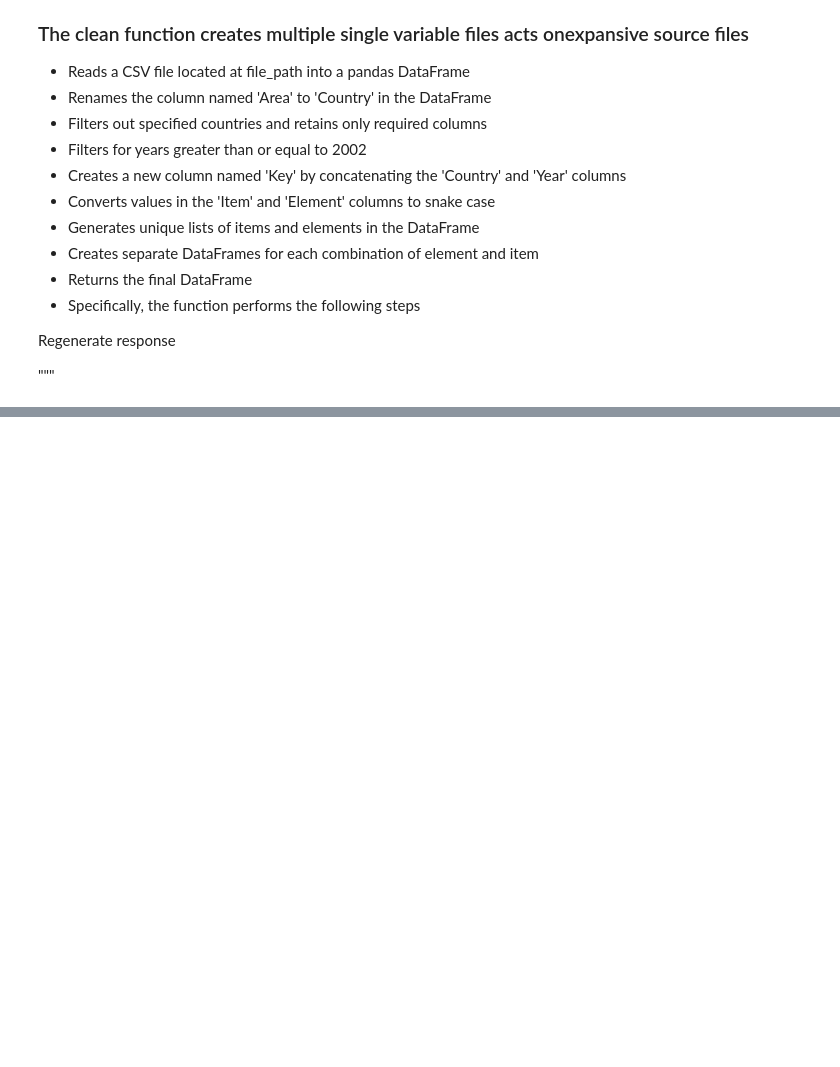
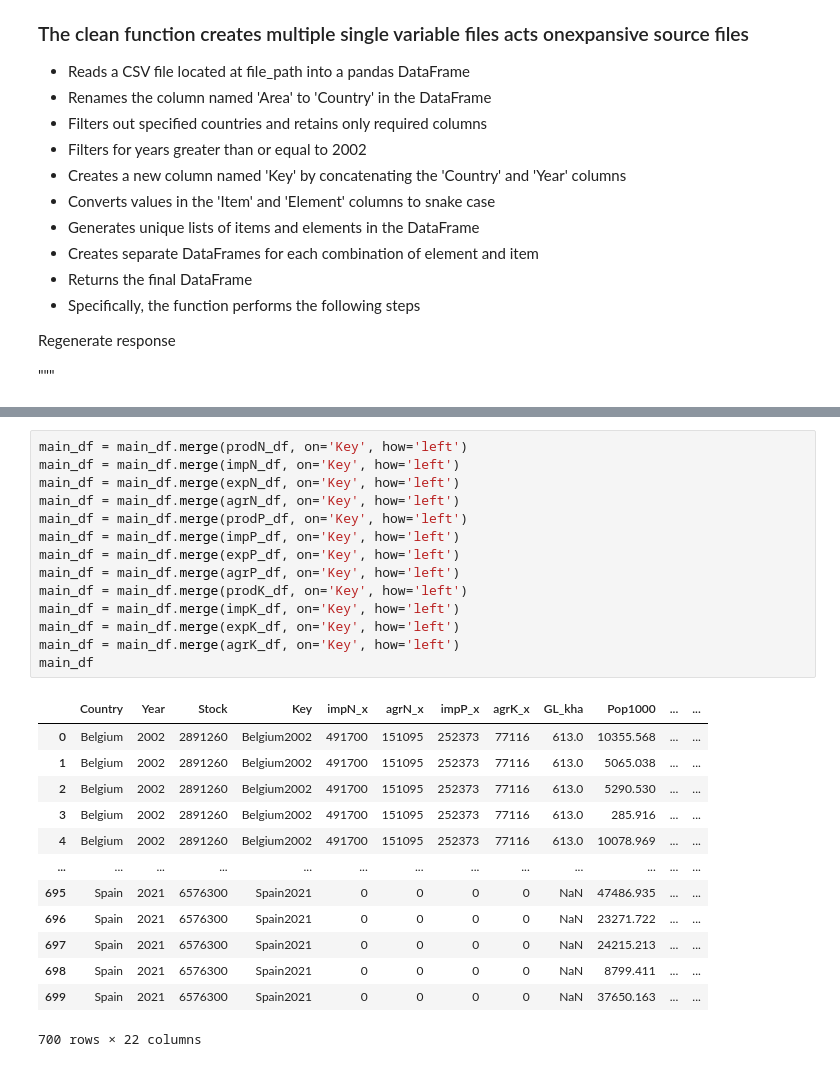
Before and after one commit to ronandownes/beef, a Jupyter notebook: 03_Clean_predictors.ipynb, the cells around one changed output, grey strips where cells are left out. Saved outputs shown, nothing was run; the diff lists cells and outputs as text; blank space fills up the shorter version.

```diff
--- a/03_Clean_predictors.ipynb
+++ b/03_Clean_predictors.ipynb
@@ -431,0 +415,28 @@ UnboundLocalError: local variable 'df' referenced before assignment
+# %%
+main_df = main_df.merge(prodN_df, on='Key', how='left')
+main_df = main_df.merge(impN_df, on='Key', how='left')
+main_df = main_df.merge(expN_df, on='Key', how='left')
+main_df = main_df.merge(agrN_df, on='Key', how='left')
+main_df = main_df.merge(prodP_df, on='Key', how='left')
+main_df = main_df.merge(impP_df, on='Key', how='left')
+main_df = main_df.merge(expP_df, on='Key', how='left')
+main_df = main_df.merge(agrP_df, on='Key', how='left')
+main_df = main_df.merge(prodK_df, on='Key', how='left')
+main_df = main_df.merge(impK_df, on='Key', how='left')
+main_df = main_df.merge(expK_df, on='Key', how='left')
+main_df = main_df.merge(agrK_df, on='Key', how='left')
+main_df
+# %% [output]
+|  | Country | Year | Stock | Key | impN_x | agrN_x | impP_x | agrK_x | GL_kha | Pop1000 | ... | ... |
+| 0 | Belgium | 2002 | 2891260 | Belgium2002 | 491700 | 151095 | 252373 | 77116 | 613.0 | 10355.568 | ... | ... |
+| 1 | Belgium | 2002 | 2891260 | Belgium2002 | 491700 | 151095 | 252373 | 77116 | 613.0 | 5065.038 | ... | ... |
+| 2 | Belgium | 2002 | 2891260 | Belgium2002 | 491700 | 151095 | 252373 | 77116 | 613.0 | 5290.530 | ... | ... |
+| 3 | Belgium | 2002 | 2891260 | Belgium2002 | 491700 | 151095 | 252373 | 77116 | 613.0 | 285.916 | ... | ... |
+| 4 | Belgium | 2002 | 2891260 | Belgium2002 | 491700 | 151095 | 252373 | 77116 | 613.0 | 10078.969 | ... | ... |
+| ... | ... | ... | ... | ... | ... | ... | ... | ... | ... | ... | ... | ... |
+| 695 | Spain | 2021 | 6576300 | Spain2021 | 0 | 0 | 0 | 0 | NaN | 47486.935 | ... | ... |
+| 696 | Spain | 2021 | 6576300 | Spain2021 | 0 | 0 | 0 | 0 | NaN | 23271.722 | ... | ... |
+| 697 | Spain | 2021 | 6576300 | Spain2021 | 0 | 0 | 0 | 0 | NaN | 24215.213 | ... | ... |
+| 698 | Spain | 2021 | 6576300 | Spain2021 | 0 | 0 | 0 | 0 | NaN | 8799.411 | ... | ... |
+| 699 | Spain | 2021 | 6576300 | Spain2021 | 0 | 0 | 0 | 0 | NaN | 37650.163 | ... | ... |
+700 rows × 22 columns
```
Also changed, not shown: parts of 160 cells of this notebook, 1 other file.
